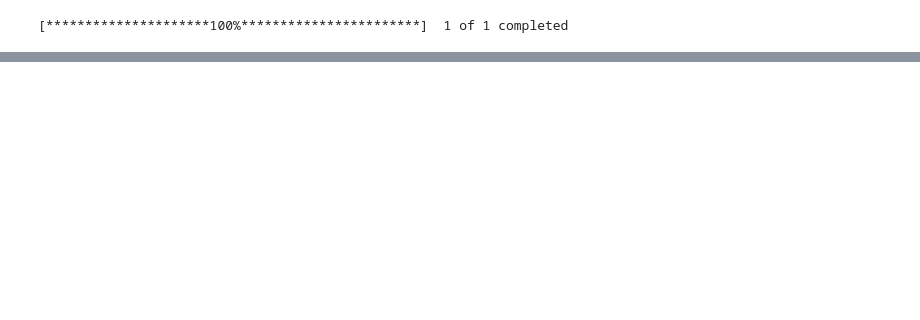
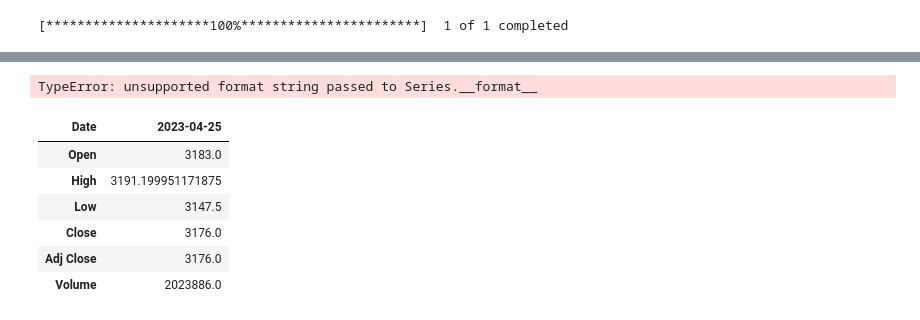
Before and after one commit to Spyder96/Telegram, a Jupyter notebook: YFinance.ipynb, the cells around one changed output, grey strips where cells are left out. Saved outputs shown, nothing was run; the diff lists cells and outputs as text; code cells hidden in the pictures; blank space fills up the shorter version.

```diff
--- a/YFinance.ipynb
+++ b/YFinance.ipynb
@@ -185,0 +261,6 @@ last_row_df
+# %%
+ tcs = Stock('TCS.NS')
+
+#    tcs.set_period_values()
+#    tcs.trendline()
+#    tcs.plot_trends()
@@ -185,0 +289,14 @@ last_row_df
+# %%
+tcs.show_data()
+# %% [output]
+TypeError: unsupported format string passed to Series.__format__
+# %%
+tcs.df.tail(1).T.astype(str)
+# %% [output]
+| Date | 2023-04-25 |
+| Open | 3183.0 |
+| High | 3191.199951171875 |
+| Low | 3147.5 |
+| Close | 3176.0 |
+| Adj Close | 3176.0 |
+| Volume | 2023886.0 |
```
Also changed, not shown: parts of 15 cells of this notebook, 3 other files.
